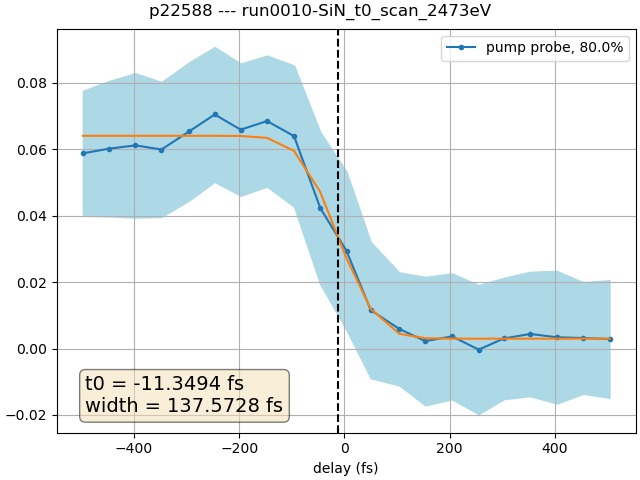
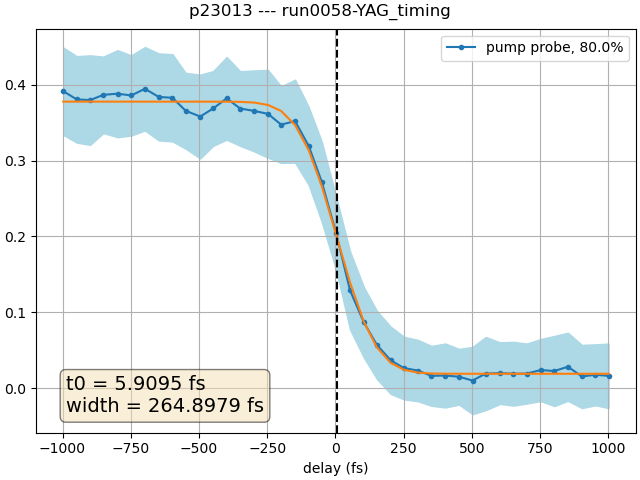
Unified diff of the notebook cell whose output changed from the first chart to the second:
--- before
+++ after
@@ -21,4 +21,4 @@
 plt.axvline(x = t0_fs, color = 'k', linestyle = '--')
 
-plt.show()
+Delay_fs = scan.readbacksplt.show()
 print ('Returned t0 from fit = {:.6f} {} '.format(t0_fs, units))

Commit: Edited after Johann beamtimes